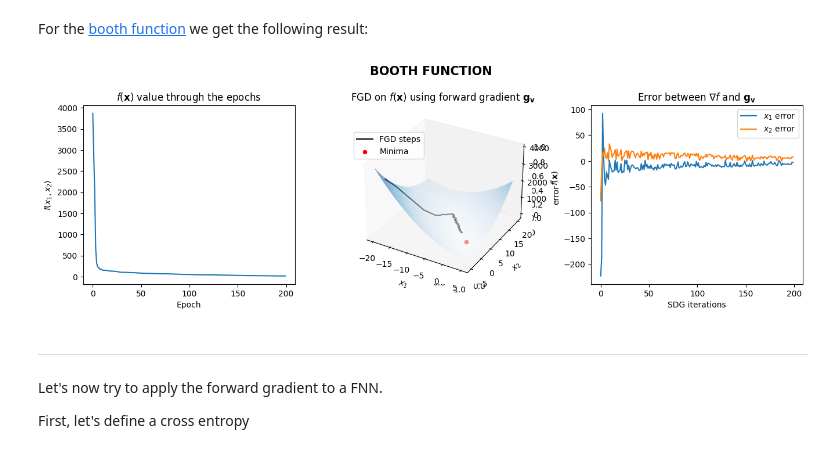
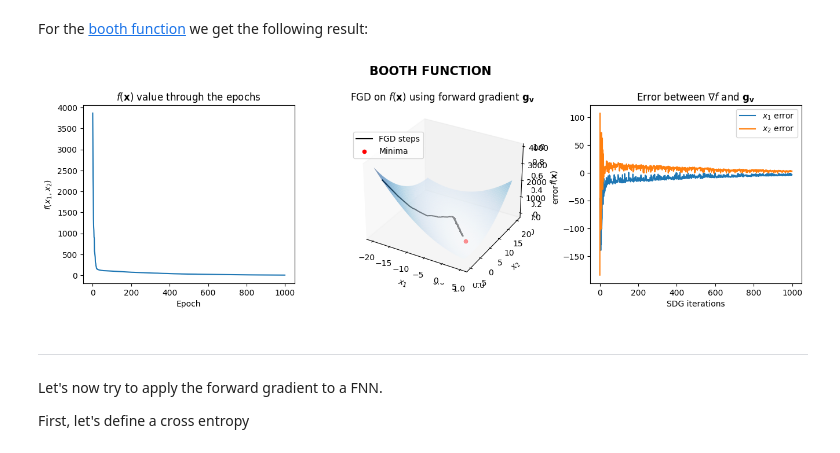
Before and after one commit to luigi-ga/GradientsWithoutBackpropagation, a Jupyter notebook: fwdgrad.ipynb, the cells around one changed output. Saved outputs shown, nothing was run; the diff lists cells and outputs as text; code cells hidden in the pictures.

```diff
--- a/fwdgrad.ipynb
+++ b/fwdgrad.ipynb
@@ -136,14 +135,14 @@ For the [booth function](https://www.sfu.ca/~ssurjano/booth.html) we get the fol
 # %%
 # Define the function
 def f3(x1, x2):
     return (x1+2*x2-7)**2 + (2*x1+x2-5)**2
 
 # Define primals (x1, x2)
 primals = (torch.tensor([-20.]), torch.tensor([-5.]))
 
-plot_fgd("BOOTH FUNCTION", f3, primals, min=[1,3,0], l_rate=0.03, epochs=200)
+plot_fgd("BOOTH FUNCTION", f3, primals, min=[1,3,0], l_rate=0.01, epochs=1000)
 # %% [output]
-[figure, old version]
+[figure, new version]
 # %% [markdown]
 ---
 
```
Also changed, not shown: parts of 6 cells of this notebook, 1 other file.
